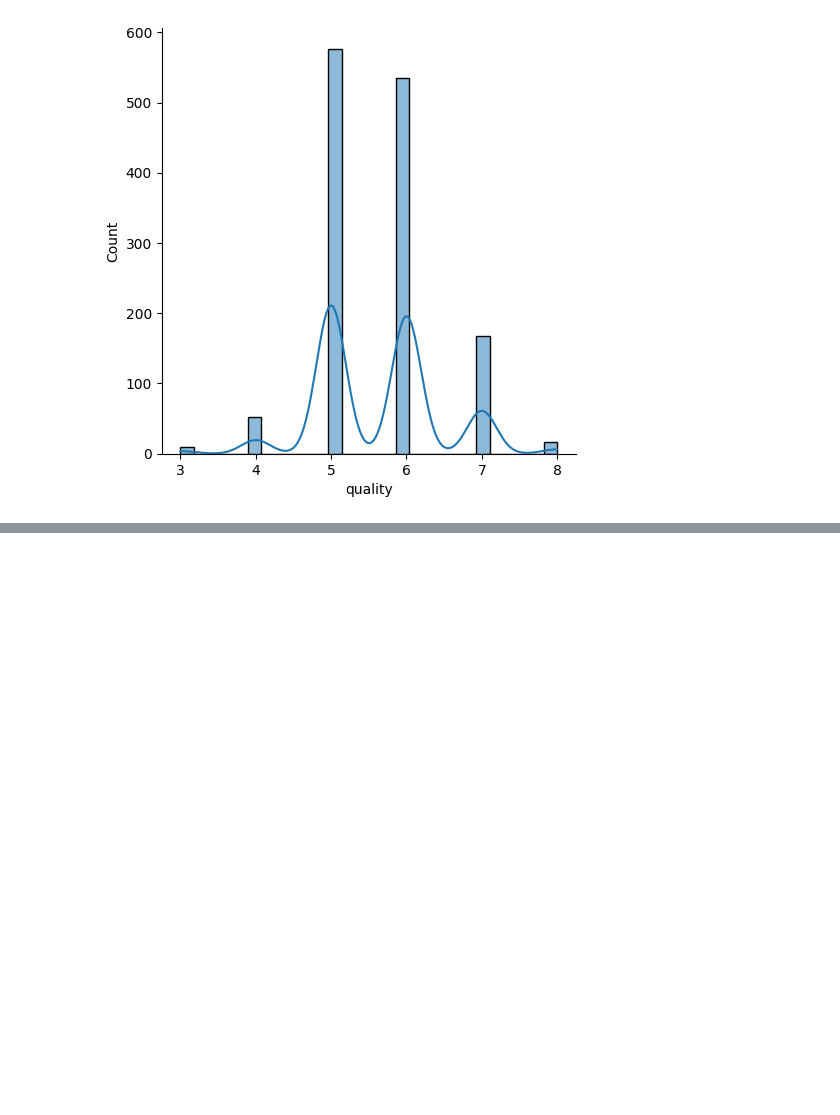
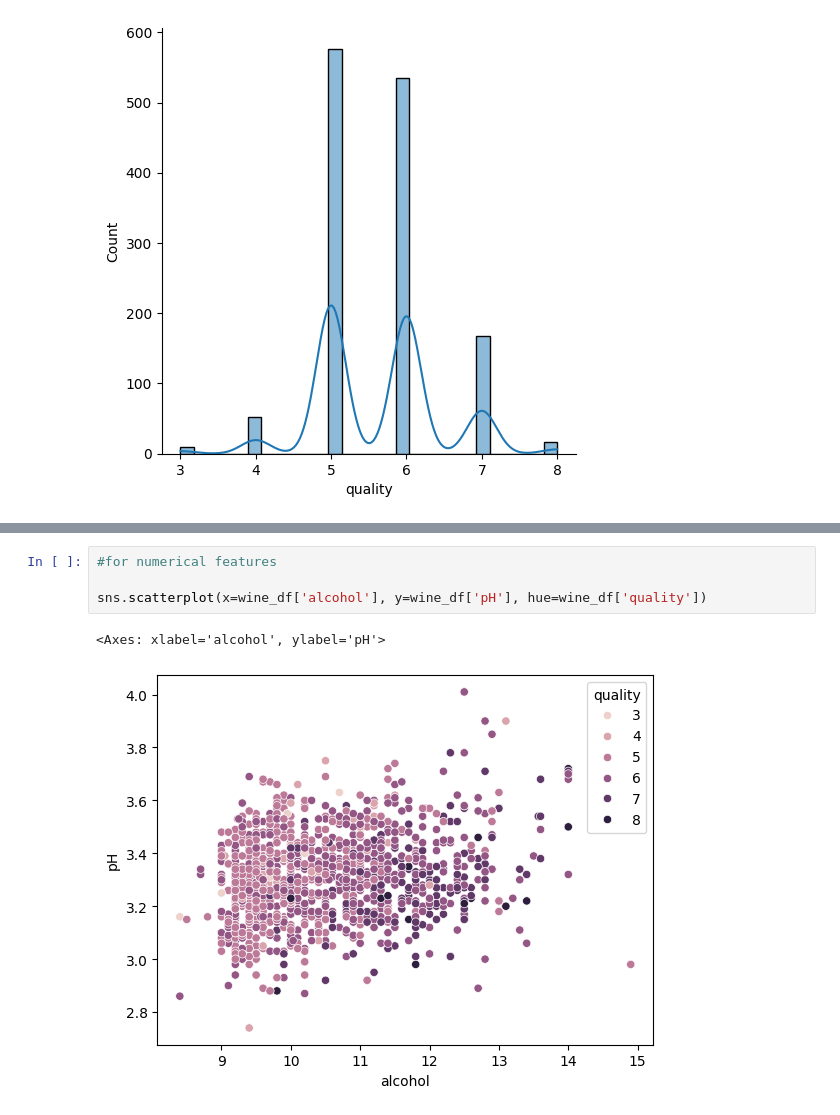
Before and after one commit to NarnindiMounica/Machine_Learning_Works, a Jupyter notebook: Exploratory_Data_Analysis/red_wine_eda/red_wine_dataset.ipynb, the cells around one changed output, grey strips where cells are left out. Cells and saved outputs as stored; diff of their text form; blank space fills up the shorter version.

Commit message:
EDA on red wine dataset: more visualization

```diff
--- a/Exploratory_Data_Analysis/red_wine_eda/red_wine_dataset.ipynb
+++ b/Exploratory_Data_Analysis/red_wine_eda/red_wine_dataset.ipynb
@@ -176,0 +180,7 @@ sns.pairplot(wine_df)
+# %%
+#for numerical features
+
+sns.scatterplot(x=wine_df['alcohol'], y=wine_df['pH'], hue=wine_df['quality'])
+# %% [output]
+<Axes: xlabel='alcohol', ylabel='pH'>
+[figure, added]
```
Also changed, not shown: parts of 1 cell of this notebook.
